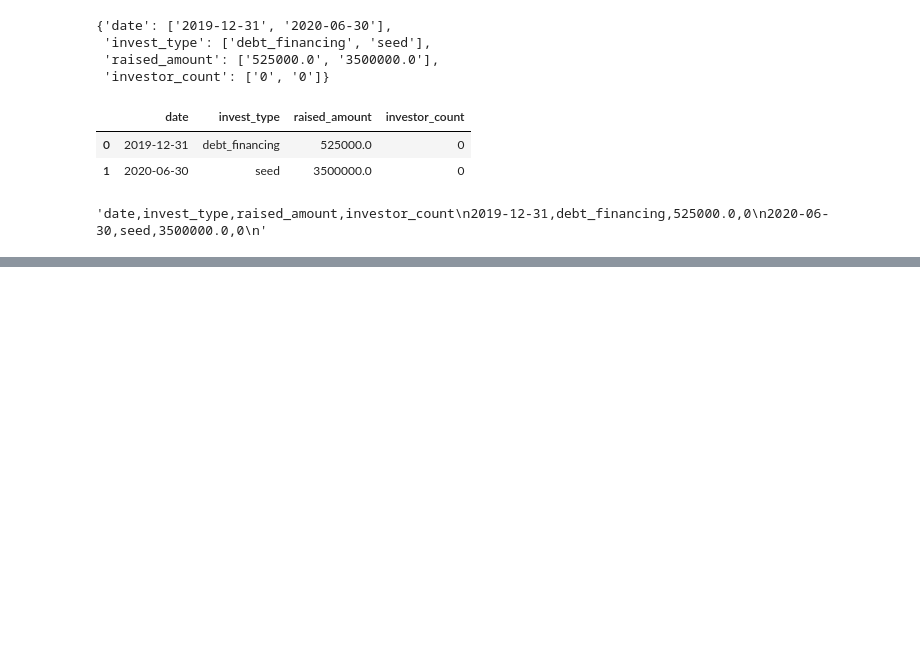
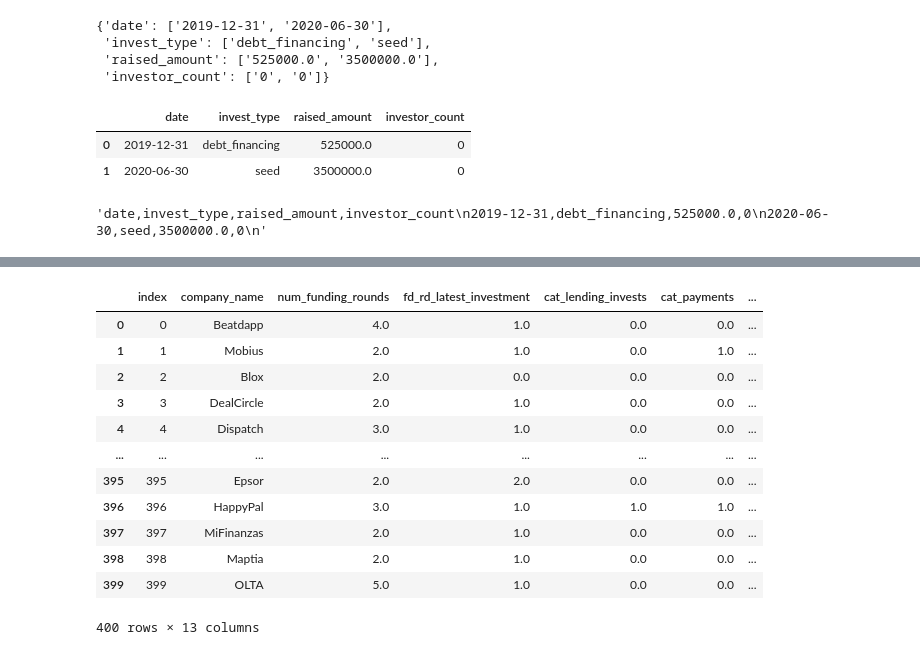
Before and after one commit to StardustLID/TEMG4952A-TEAM-5, a Jupyter notebook: backend/csv_helper.ipynb, the cells around one changed output, grey strips where cells are left out. Cells and saved outputs as stored; diff of their text form; code cells hidden in the pictures; blank space fills up the shorter version.

```diff
--- a/backend/csv_helper.ipynb
+++ b/backend/csv_helper.ipynb
@@ -1173,0 +1198,3 @@ df.to_csv(index=False)
+# %%
+df = pd.read_csv("../Week3_Onwards/Company_name_output.csv")
+df
@@ -1173,0 +1215,4 @@ df.to_csv(index=False)
+# %%
+df['average_momentum'] = df['average_momentum'].round(3)
+
+df.info()
@@ -1173,0 +1239,17 @@ df.to_csv(index=False)
+# %%
+df.reset_index(inplace=True)
+df
+# %% [output]
+|  | index | company_name | num_funding_rounds | fd_rd_latest_investment | cat_lending_invests | cat_payments | ... |
+| 0 | 0 | Beatdapp | 4.0 | 1.0 | 0.0 | 0.0 | ... |
+| 1 | 1 | Mobius | 2.0 | 1.0 | 0.0 | 1.0 | ... |
+| 2 | 2 | Blox | 2.0 | 0.0 | 0.0 | 0.0 | ... |
+| 3 | 3 | DealCircle | 2.0 | 1.0 | 0.0 | 0.0 | ... |
+| 4 | 4 | Dispatch | 3.0 | 1.0 | 0.0 | 0.0 | ... |
+| ... | ... | ... | ... | ... | ... | ... | ... |
+| 395 | 395 | Epsor | 2.0 | 2.0 | 0.0 | 0.0 | ... |
+| 396 | 396 | HappyPal | 3.0 | 1.0 | 1.0 | 1.0 | ... |
+| 397 | 397 | MiFinanzas | 2.0 | 1.0 | 0.0 | 0.0 | ... |
+| 398 | 398 | Maptia | 2.0 | 1.0 | 0.0 | 0.0 | ... |
+| 399 | 399 | OLTA | 5.0 | 1.0 | 0.0 | 0.0 | ... |
+400 rows × 13 columns
```
Also changed, not shown: parts of 5 cells of this notebook, 7 other files.
